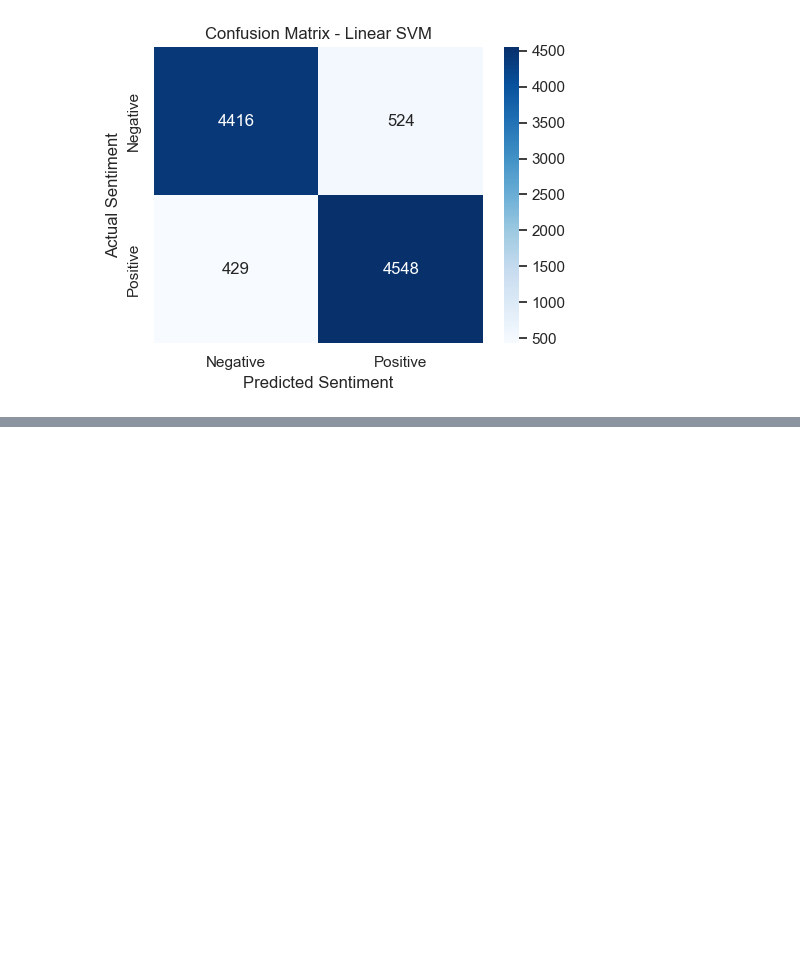
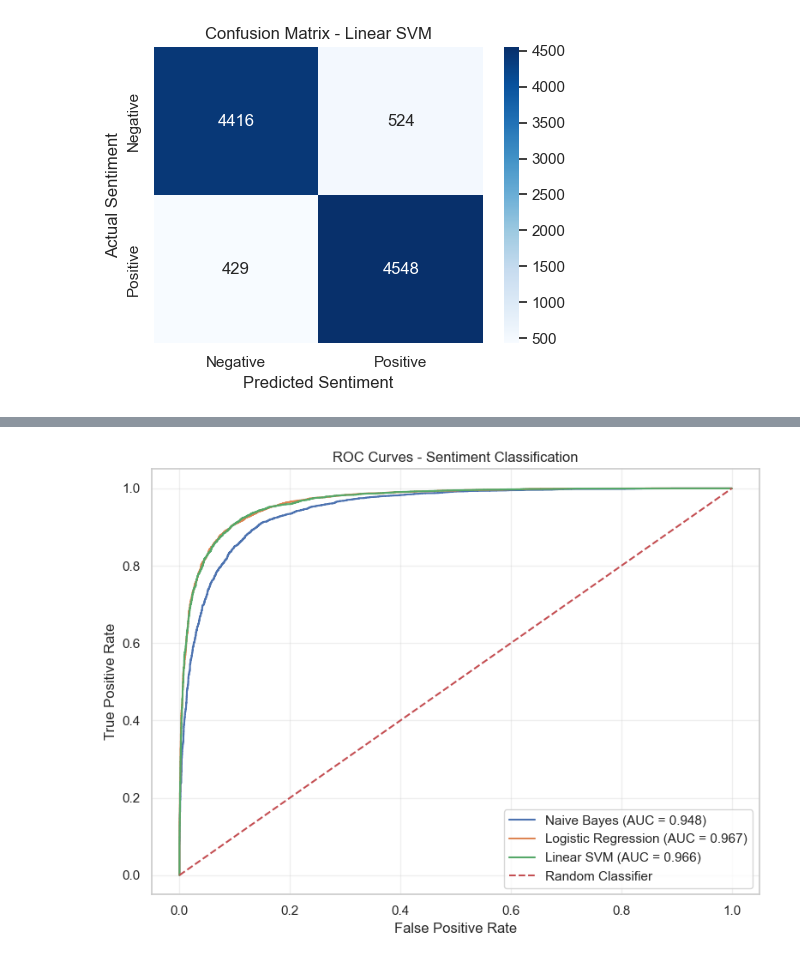
Before and after one commit to pawandubey82/Sentiment-Analysis-of-Movie-Reviews-Using-Machine-Learning, a Jupyter notebook: Sentiment_Analysis_of_Movie_Reviews_Using_Machine_Learning.ipynb, the cells around one changed output, grey strips where cells are left out. Cells and saved outputs as stored; diff of their text form; code cells hidden in the pictures; blank space fills up the shorter version.

```diff
--- a/Sentiment_Analysis_of_Movie_Reviews_Using_Machine_Learning.ipynb
+++ b/Sentiment_Analysis_of_Movie_Reviews_Using_Machine_Learning.ipynb
@@ -609,0 +630,23 @@ weighted avg       0.90      0.90      0.90      9917
+# %%
+# 2. ROC curves
+plt.figure(figsize=(8, 6))
+
+for name, scores in test_scores.items():
+    fpr, tpr, _ = roc_curve(y_test, scores)
+    roc_auc = auc(fpr, tpr)
+
+    plt.plot(
+        fpr, tpr,
+        label=f"{name} (AUC = {roc_auc:.3f})"
+    )
+
+plt.plot([0, 1], [0, 1], linestyle="--", label="Random Classifier")
+plt.xlabel("False Positive Rate")
+plt.ylabel("True Positive Rate")
+plt.title("ROC Curves - Sentiment Classification")
+plt.legend(loc="lower right")
+plt.grid(alpha=0.3)
+plt.tight_layout()
+plt.show()
+# %% [output]
+[figure, added]
```
Also changed, not shown: parts of 2 cells of this notebook.
